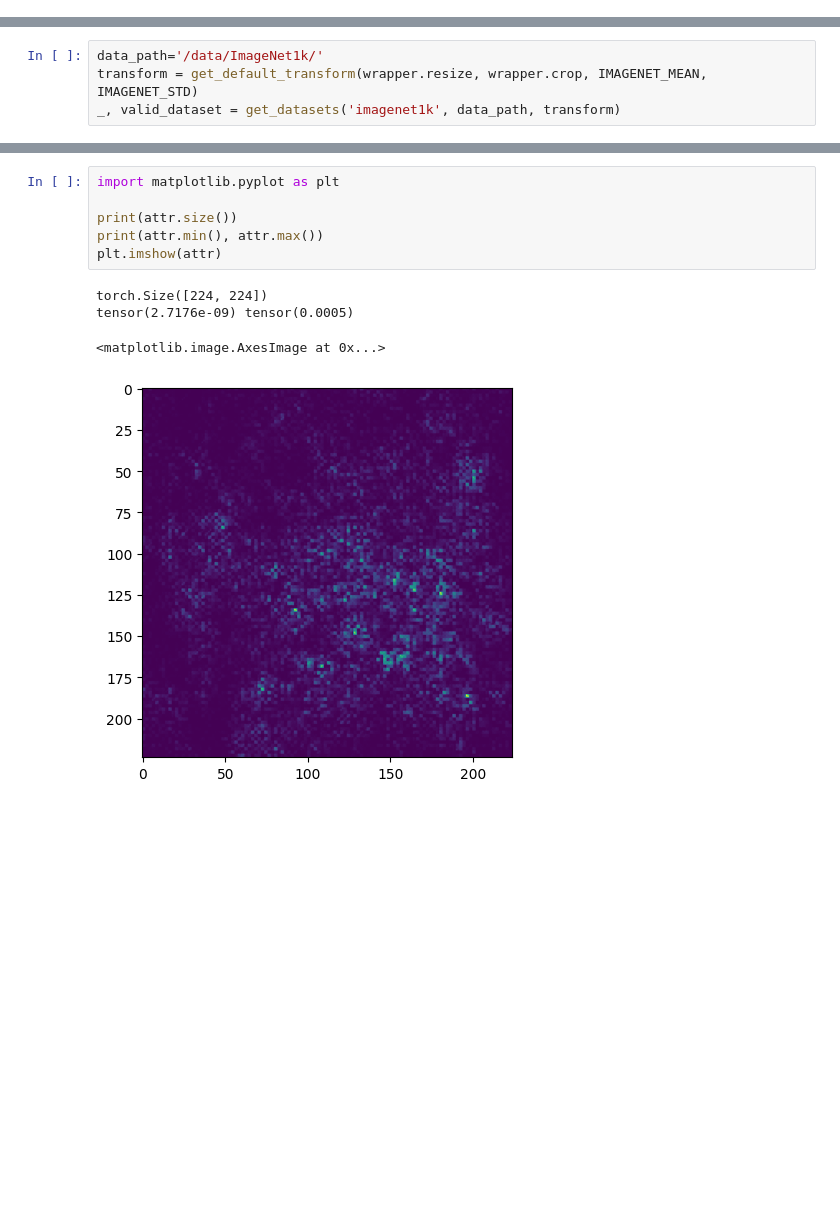
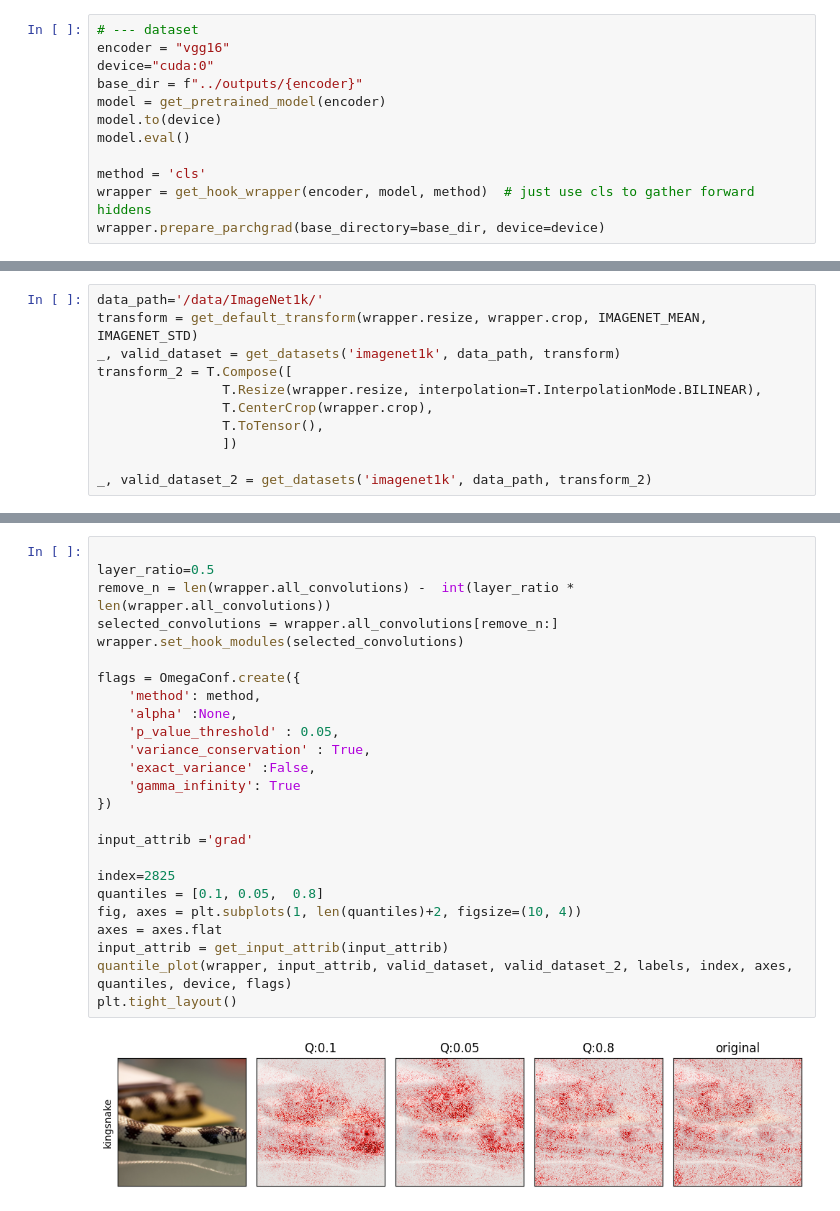
Before and after one commit to fxnnxc/parchgrad, a Jupyter notebook: tutorials/parchgrad.ipynb, the cells around one changed output, grey strips where cells are left out. Saved outputs shown, nothing was run; the diff lists cells and outputs as text; blank space fills up the shorter version.

```diff
--- a/tutorials/parchgrad.ipynb
+++ b/tutorials/parchgrad.ipynb
@@ -52,0 +15,12 @@ cls_p_value is registered to Conv2d(24, 144, kernel_size=(1, 1), stride=(1, 1),
+# %%
+# --- dataset
+encoder = "vgg16"
+device="cuda:0"
+base_dir = f"../outputs/{encoder}"
+model = get_pretrained_model(encoder)
+model.to(device)
+model.eval()
+
+method = 'cls'
+wrapper = get_hook_wrapper(encoder, model, method)  # just use cls to gather forward hiddens
+wrapper.prepare_parchgrad(base_directory=base_dir, device=device)
@@ -54,3 +30,10 @@ cls_p_value is registered to Conv2d(24, 144, kernel_size=(1, 1), stride=(1, 1),
 data_path='/data/ImageNet1k/'
 transform = get_default_transform(wrapper.resize, wrapper.crop, IMAGENET_MEAN, IMAGENET_STD)
 _, valid_dataset = get_datasets('imagenet1k', data_path, transform)
+transform_2 = T.Compose([
+                T.Resize(wrapper.resize, interpolation=T.InterpolationMode.BILINEAR),
+                T.CenterCrop(wrapper.crop),
+                T.ToTensor(),
+                ])
+
+_, valid_dataset_2 = get_datasets('imagenet1k', data_path, transform_2)
@@ -103,11 +40,27 @@ attr = input_attrib(wrapper, x, y,
-# %%
-import matplotlib.pyplot as plt
-
-print(attr.size())
-print(attr.min(), attr.max())
-plt.imshow(attr)
-# %% [output]
-torch.Size([224, 224])
-tensor(2.7176e-09) tensor(0.0005)
-<matplotlib.image.AxesImage at 0x...>
-[figure, removed]
+# %%
+
+layer_ratio=0.5
+remove_n = len(wrapper.all_convolutions) -  int(layer_ratio * len(wrapper.all_convolutions))
+selected_convolutions = wrapper.all_convolutions[remove_n:]
+wrapper.set_hook_modules(selected_convolutions)
+
+flags = OmegaConf.create({
+    'method': method,
+    'alpha' :None,
+    'p_value_threshold' : 0.05,
+    'variance_conservation' : True,
+    'exact_variance' :False,
+    'gamma_infinity': True
+})
+
+input_attrib ='grad'
+
+index=2825
+quantiles = [0.1, 0.05,  0.8]
+fig, axes = plt.subplots(1, len(quantiles)+2, figsize=(10, 4))
+axes = axes.flat
+input_attrib = get_input_attrib(input_attrib)
+quantile_plot(wrapper, input_attrib, valid_dataset, valid_dataset_2, labels, index, axes, quantiles, device, flags)
+plt.tight_layout()
+# %% [output]
+[figure, added]
```
Also changed, not shown: parts of 5 cells of this notebook, 8 other files.
